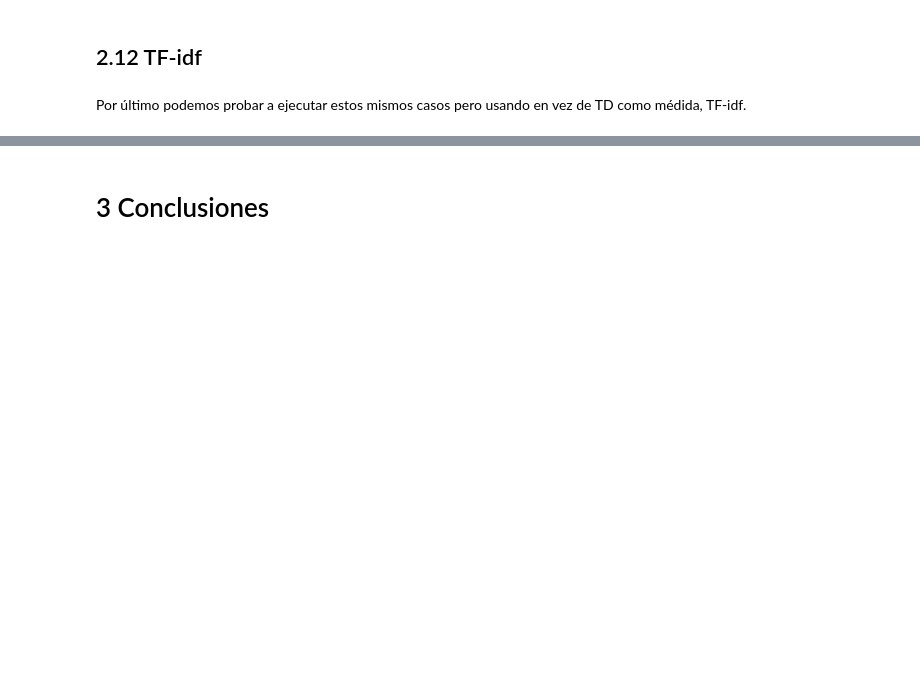
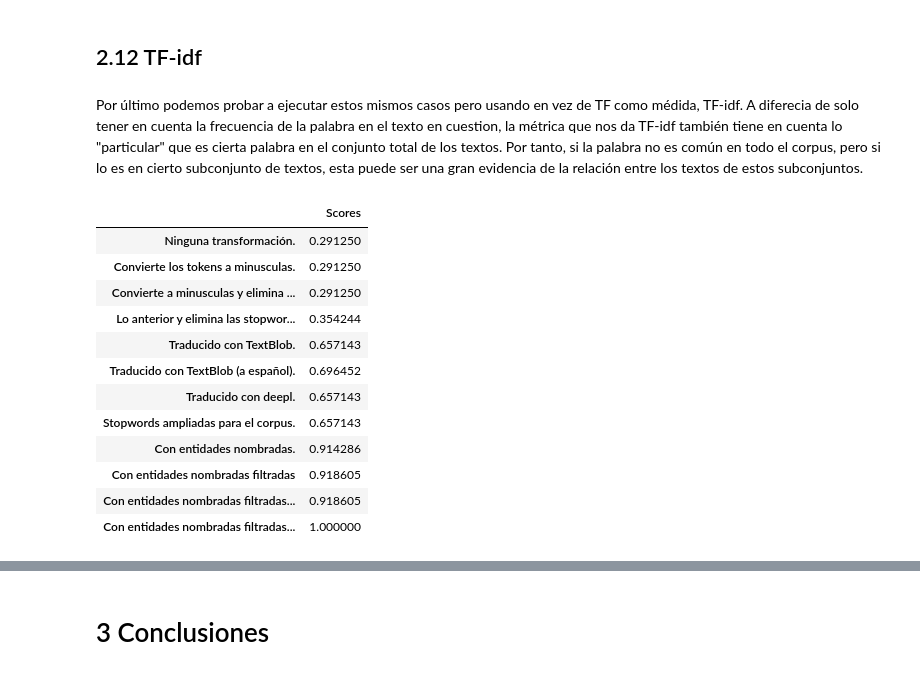
Before and after one commit to sariogonfer/Master-Data-Science---RInfo-Practica-I, a Jupyter notebook: RIMT_Practica.ipynb, the cells around one changed output, grey strips where cells are left out. Saved outputs shown, nothing was run; the diff lists cells and outputs as text; code cells hidden in the pictures; blank space fills up the shorter version.

```diff
--- a/RIMT_Practica.ipynb
+++ b/RIMT_Practica.ipynb
@@ -354,8 +456,21 @@ print('Score: ', evaluate(cases_11))
 # %% [markdown]
 ## 2.12 TF-idf
-# %% [markdown]
-Por último podemos probar a ejecutar estos mismos casos pero usando en vez de TD como médida, TF-idf.
+# %% [markdown]
+Por último podemos probar a ejecutar estos mismos casos pero usando en vez de TF como médida, TF-idf. A diferecia de solo tener en cuenta la frecuencia de la palabra en el texto en cuestion, la métrica que nos da TF-idf también tiene en cuenta lo "particular" que es cierta palabra en el conjunto total de los textos. Por tanto, si la palabra no es común en todo el corpus, pero si lo es en cierto subconjunto de textos, esta puede ser una gran evidencia de la relación entre los textos de estos subconjuntos.
 # %%
 df_tf_idf = evaluate_all(measure=TF_idf)
-
-display('df_tf_idf)
+display(df_tf_idf)
+# %% [output]
+|  | Scores |
+| Ninguna transformación. | 0.291250 |
+| Convierte los tokens a minusculas. | 0.291250 |
+| Convierte a minusculas y elimina ... | 0.291250 |
+| Lo anterior y elimina las stopwor... | 0.354244 |
+| Traducido con TextBlob. | 0.657143 |
+| Traducido con TextBlob (a español). | 0.696452 |
+| Traducido con deepl. | 0.657143 |
+| Stopwords ampliadas para el corpus. | 0.657143 |
+| Con entidades nombradas. | 0.914286 |
+| Con entidades nombradas filtradas | 0.918605 |
+| Con entidades nombradas filtradas... | 0.918605 |
+| Con entidades nombradas filtradas... | 1.000000 |
```
Also changed, not shown: parts of 46 cells of this notebook, 2 other files.
